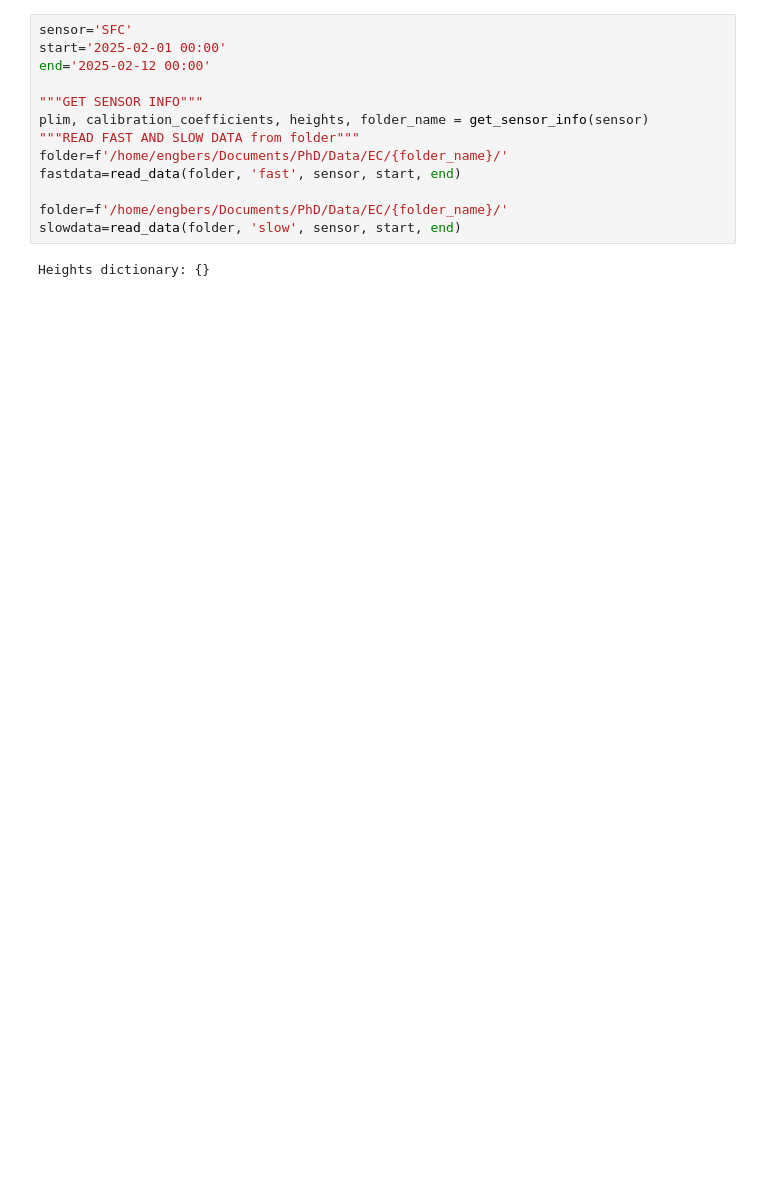
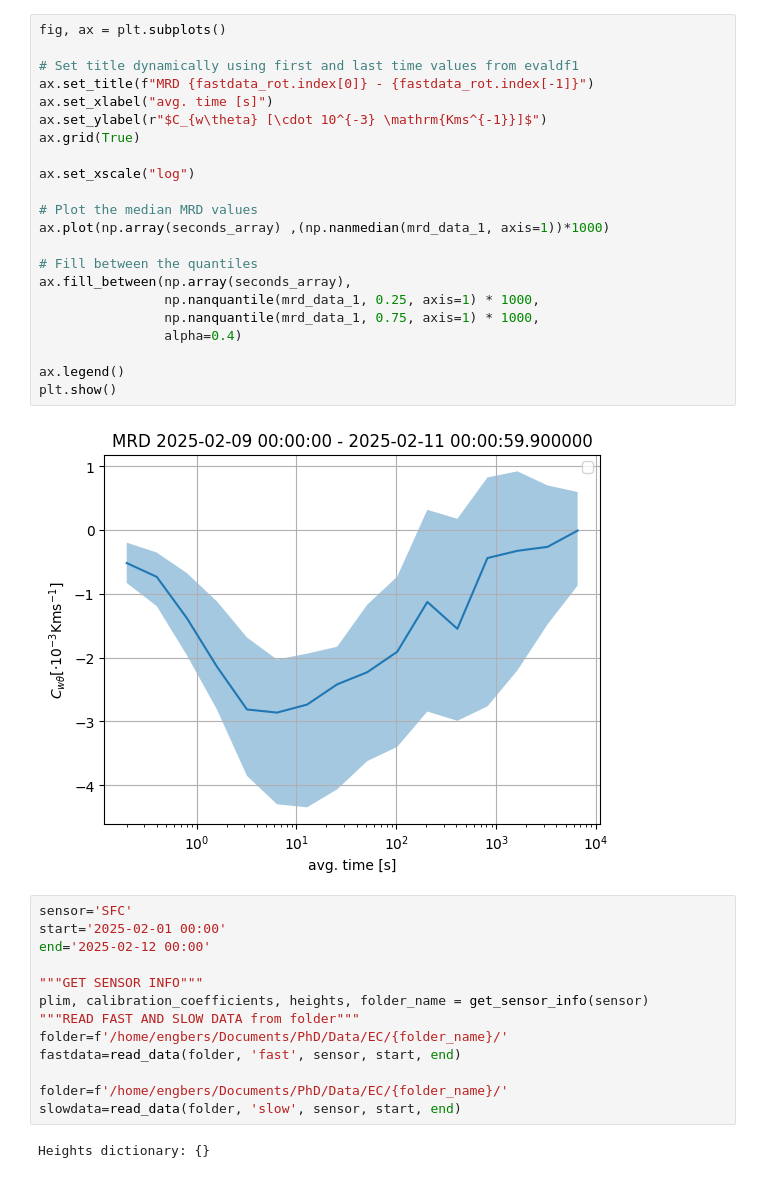
Before and after one commit to Rainette9/DataProcessingScripts, a Jupyter notebook: Processing_main.ipynb, the cells around one changed output. Cells and saved outputs as stored; diff of their text form; blank space fills up the shorter version.

```diff
--- a/Processing_main.ipynb
+++ b/Processing_main.ipynb
@@ -183,3 +122,27 @@ slowdata.index[0], slowdata.index[1]
+# %%
+fig, ax = plt.subplots()
+
+# Set title dynamically using first and last time values from evaldf1
+ax.set_title(f"MRD {fastdata_rot.index[0]} - {fastdata_rot.index[-1]}")
+ax.set_xlabel("avg. time [s]")
+ax.set_ylabel(r"$C_{w\theta} [\cdot 10^{-3} \mathrm{Kms^{-1}}]$")
+ax.grid(True)
+
+ax.set_xscale("log")
+
+# Plot the median MRD values
+ax.plot(np.array(seconds_array) ,(np.nanmedian(mrd_data_1, axis=1))*1000)
+
+# Fill between the quantiles
+ax.fill_between(np.array(seconds_array),
+                np.nanquantile(mrd_data_1, 0.25, axis=1) * 1000,
+                np.nanquantile(mrd_data_1, 0.75, axis=1) * 1000,
+                alpha=0.4)
+
+ax.legend()
+plt.show()
+# %% [output]
+[figure, added]
 # %%
 sensor='SFC'
 start='2025-02-01 00:00'
```
Also changed, not shown: parts of 45 cells of this notebook, 4 other files.
